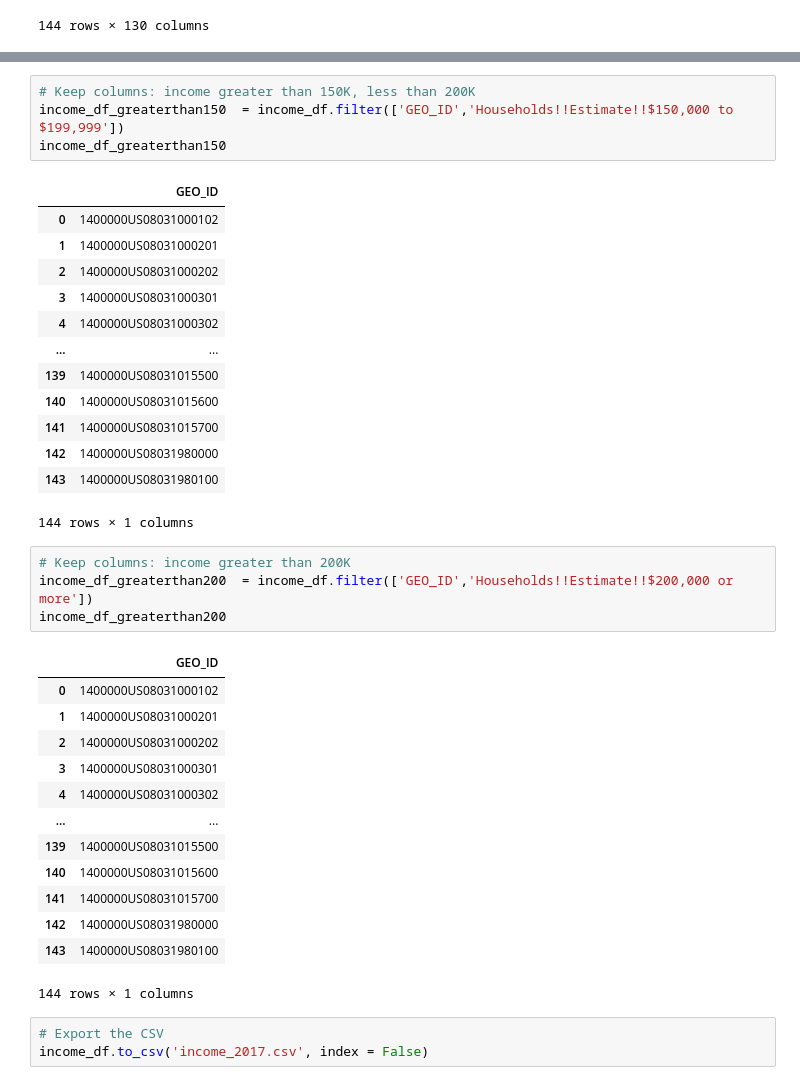
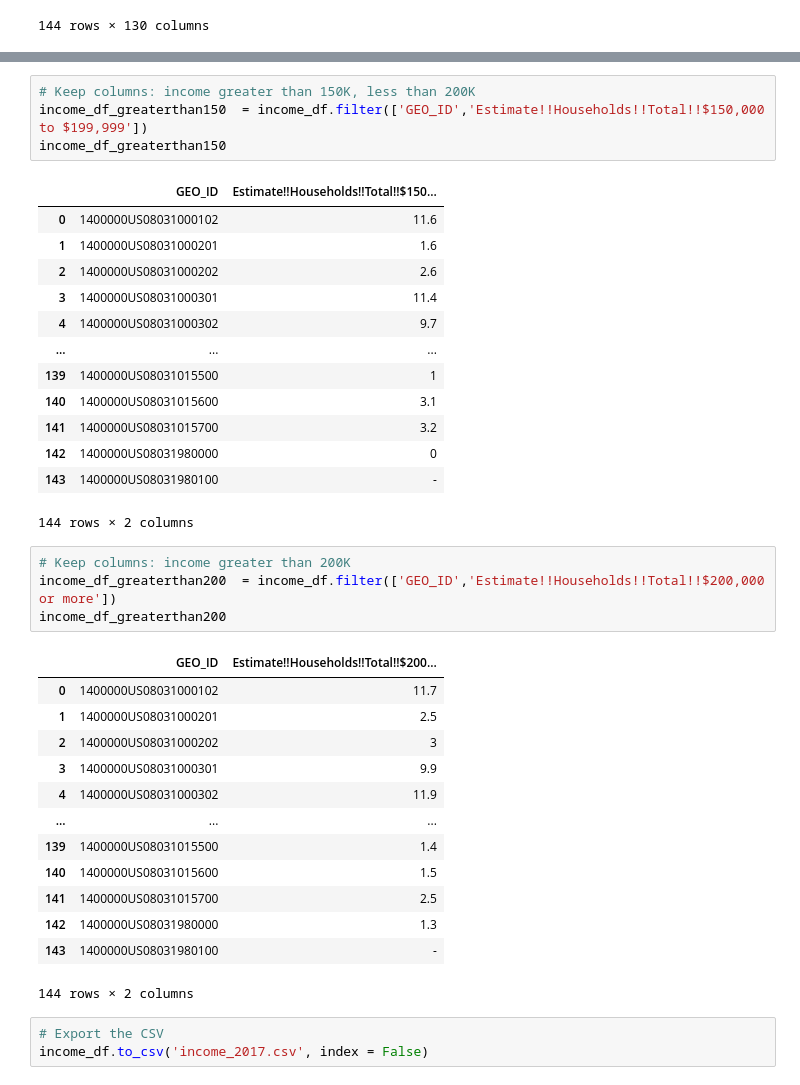
Before and after one commit to LinzStearns/CO_real_estate, a Jupyter notebook: 2017 income.ipynb, the cells around one changed output, grey strips where cells are left out. Drawn from its saved outputs; the diff is of its cells as text.

```diff
--- a/2017 income.ipynb
+++ b/2017 income.ipynb
@@ -110,39 +126,39 @@ income_df_greaterthan100
 # %%
 # Keep columns: income greater than 150K, less than 200K
-income_df_greaterthan150  = income_df.filter(['GEO_ID','Households!!Estimate!!$150,000 to $199,999'])
+income_df_greaterthan150  = income_df.filter(['GEO_ID','Estimate!!Households!!Total!!$150,000 to $199,999'])
 income_df_greaterthan150
 # %% [output]
-|  | GEO_ID |
-| 0 | 1400000US08031000102 |
-| 1 | 1400000US08031000201 |
-| 2 | 1400000US08031000202 |
-| 3 | 1400000US08031000301 |
-| 4 | 1400000US08031000302 |
-| ... | ... |
-| 139 | 1400000US08031015500 |
-| 140 | 1400000US08031015600 |
-| 141 | 1400000US08031015700 |
-| 142 | 1400000US08031980000 |
-| 143 | 1400000US08031980100 |
+|  | GEO_ID | Estimate!!Households!!Total!!$150... |
+| 0 | 1400000US08031000102 | 11.6 |
+| 1 | 1400000US08031000201 | 1.6 |
+| 2 | 1400000US08031000202 | 2.6 |
+| 3 | 1400000US08031000301 | 11.4 |
+| 4 | 1400000US08031000302 | 9.7 |
+| ... | ... | ... |
+| 139 | 1400000US08031015500 | 1 |
+| 140 | 1400000US08031015600 | 3.1 |
+| 141 | 1400000US08031015700 | 3.2 |
+| 142 | 1400000US08031980000 | 0 |
+| 143 | 1400000US08031980100 | - |
-144 rows × 1 columns
+144 rows × 2 columns
 # %%
 # Keep columns: income greater than 200K
-income_df_greaterthan200  = income_df.filter(['GEO_ID','Households!!Estimate!!$200,000 or more'])
+income_df_greaterthan200  = income_df.filter(['GEO_ID','Estimate!!Households!!Total!!$200,000 or more'])
 income_df_greaterthan200
 # %% [output]
-|  | GEO_ID |
-| 0 | 1400000US08031000102 |
-| 1 | 1400000US08031000201 |
-| 2 | 1400000US08031000202 |
-| 3 | 1400000US08031000301 |
-| 4 | 1400000US08031000302 |
-| ... | ... |
-| 139 | 1400000US08031015500 |
-| 140 | 1400000US08031015600 |
-| 141 | 1400000US08031015700 |
-| 142 | 1400000US08031980000 |
-| 143 | 1400000US08031980100 |
+|  | GEO_ID | Estimate!!Households!!Total!!$200... |
+| 0 | 1400000US08031000102 | 11.7 |
+| 1 | 1400000US08031000201 | 2.5 |
+| 2 | 1400000US08031000202 | 3 |
+| 3 | 1400000US08031000301 | 9.9 |
+| 4 | 1400000US08031000302 | 11.9 |
+| ... | ... | ... |
+| 139 | 1400000US08031015500 | 1.4 |
+| 140 | 1400000US08031015600 | 1.5 |
+| 141 | 1400000US08031015700 | 2.5 |
+| 142 | 1400000US08031980000 | 1.3 |
+| 143 | 1400000US08031980100 | - |
-144 rows × 1 columns
+144 rows × 2 columns
 # %%
 # Export the CSV
 income_df.to_csv('income_2017.csv', index = False)
```
Also changed, not shown: parts of 5 cells of this notebook.
